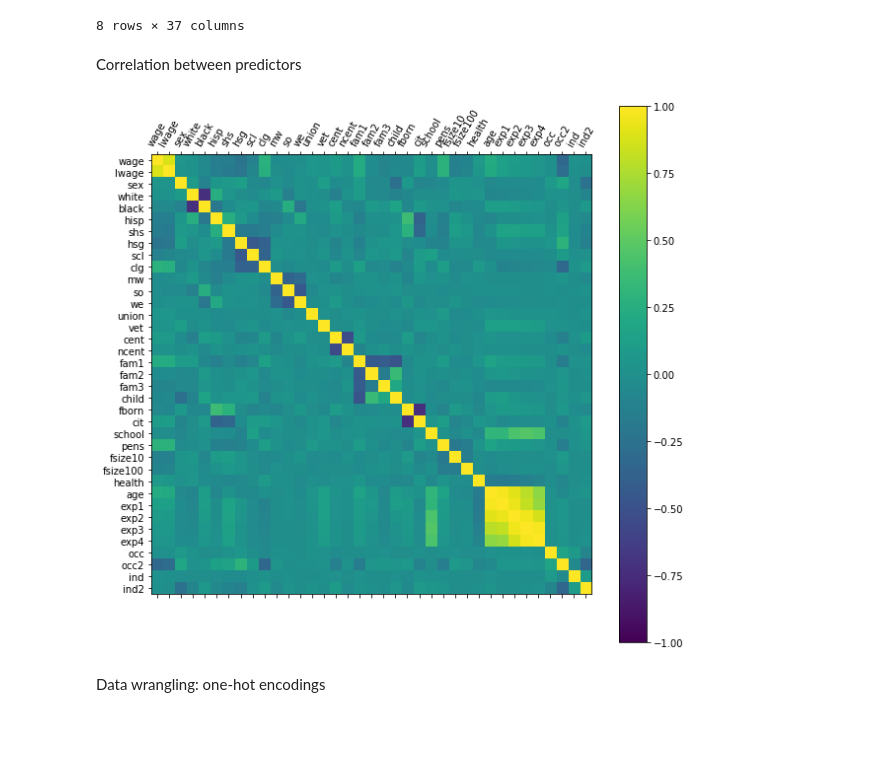
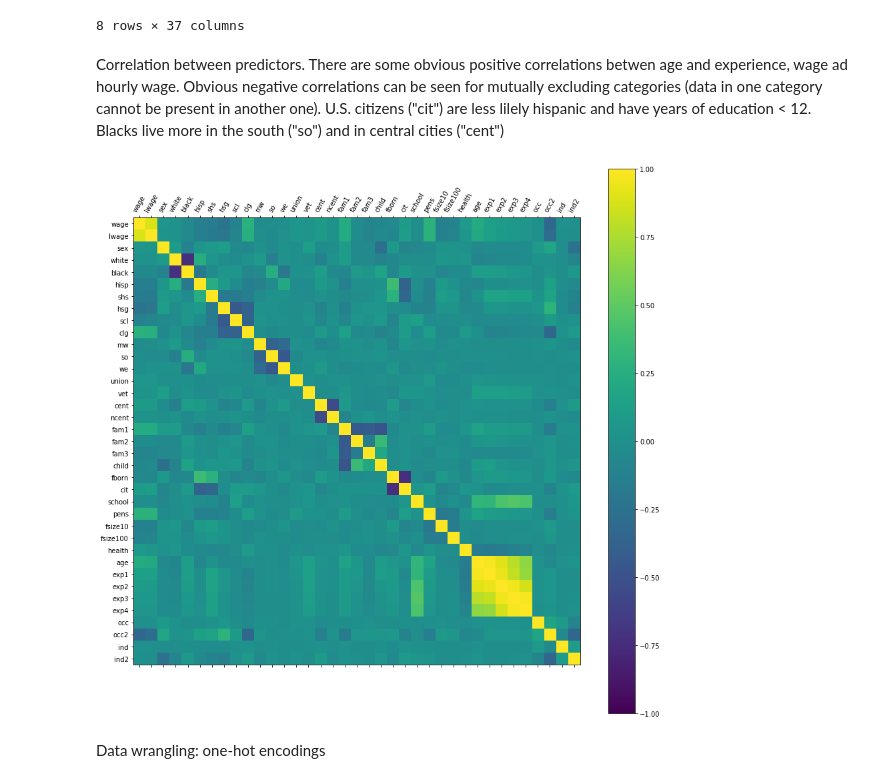
Before and after one commit to aless80/PredictWages_EnsembleMethods, a Jupyter notebook: Prediction Wages-Ensemble Methods.ipynb, the cells around one changed output. Drawn from its saved outputs; the diff is of its cells as text; code cells hidden in the pictures; blank space fills up the shorter version.

```diff
--- a/Prediction Wages-Ensemble Methods.ipynb
+++ b/Prediction Wages-Ensemble Methods.ipynb
@@ -25,23 +25,23 @@ data.describe()
 | 75% | 23.237179 | 3.145754 | 1.000000 | 1.000000 | 0.000000 | 0.000000 | 0.000000 | 1.000000 | 1.000000 | 0.000000 | ... | ... |
 | max | 58.119658 | 4.062504 | 1.000000 | 1.000000 | 1.000000 | 1.000000 | 1.000000 | 1.000000 | 1.000000 | 1.000000 | ... | ... |
 8 rows × 37 columns
-# %% [markdown]
-Correlation between predictors
+# %% [markdown]
+Correlation between predictors. There are some obvious positive correlations betwen age and experience, wage ad hourly wage. Obvious negative correlations can be seen for mutually excluding categories (data in one category cannot be present in another one). U.S. citizens ("cit") are less lilely hispanic and have years of education < 12. Blacks live more in the south ("so") and in central cities ("cent")
 # %%
 %matplotlib inline
 import matplotlib.pyplot as plt
-fig = plt.figure(figsize=(10, 10))
+fig = plt.figure(figsize=(15, 15))
 ax = fig.add_subplot(111)
 cax = ax.matshow(data.corr(), vmin=-1, vmax=1)
 fig.colorbar(cax)
 ticks = np.arange(0,data.shape[1],1)
 ax.set_xticks(ticks)
 ax.set_yticks(ticks)
 ax.set_xticklabels(data.columns,rotation=60)
 ax.set_yticklabels(data.columns)
 plt.show();
 # %% [output]
-[figure, old version]
+[figure, new version]
 # %% [markdown]
 Data wrangling: one-hot encodings
 # %%
```
Also changed, not shown: parts of 16 cells of this notebook.
